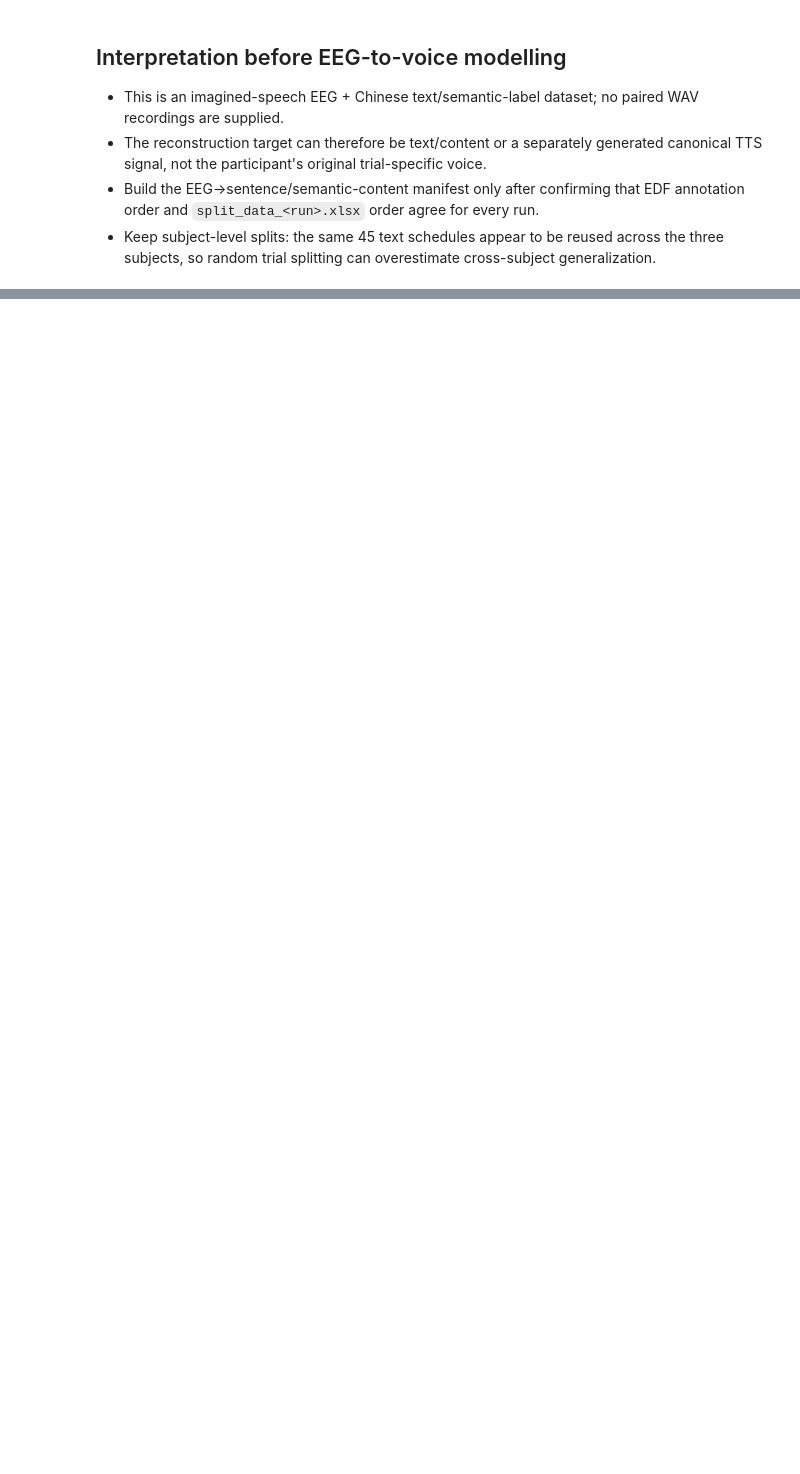
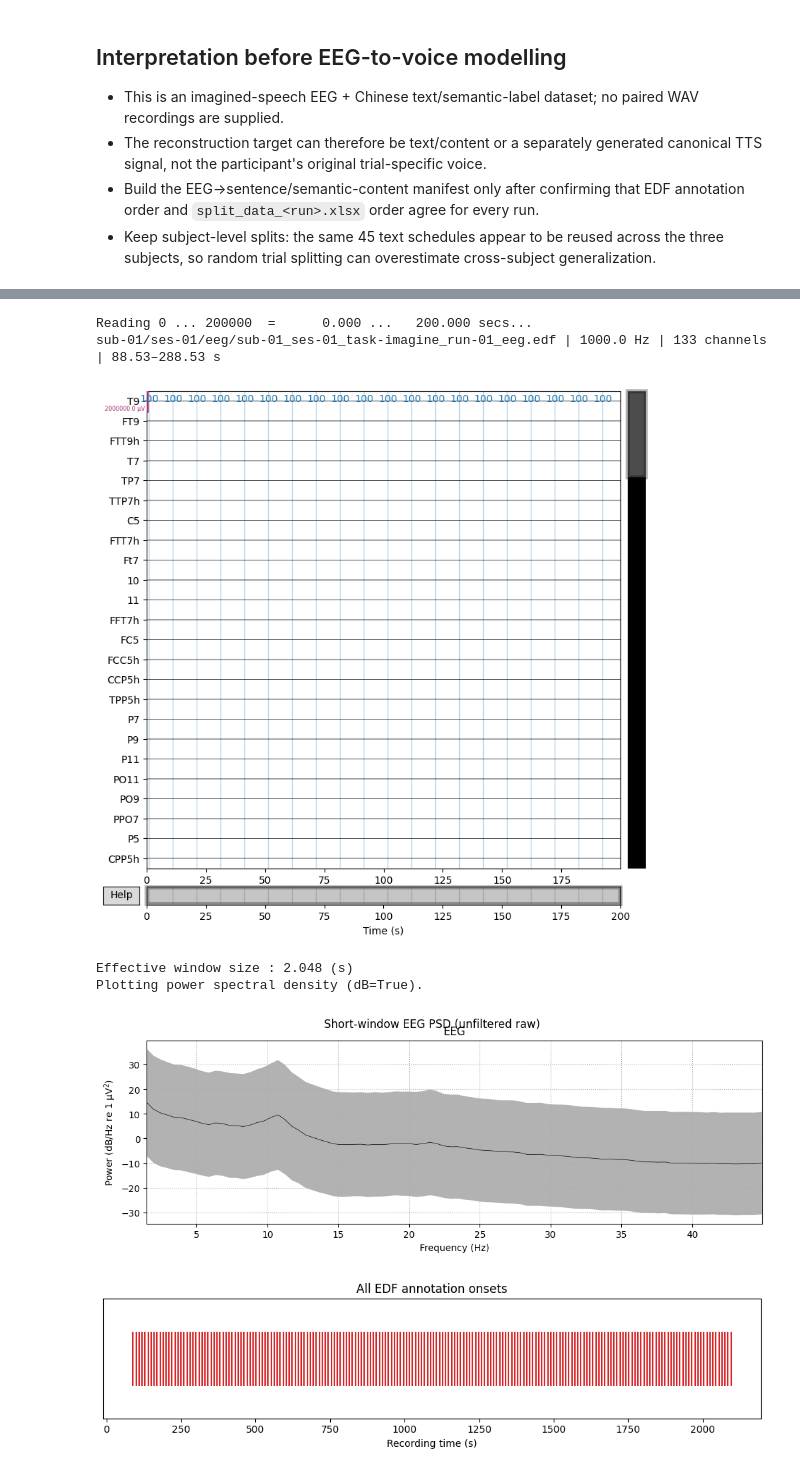
Before and after one commit to ShenXiexs/EEG-voice, a Jupyter notebook: eeg2wave_server_bundle/eeg_to_voice_chinese/notebooks/ds005170_audit.ipynb, the cells around one changed output, grey strips where cells are left out. Saved outputs shown, nothing was run; the diff lists cells and outputs as text; code cells hidden in the pictures; blank space fills up the shorter version.

Commit message:
script/data-visual

```diff
--- a/eeg2wave_server_bundle/eeg_to_voice_chinese/notebooks/ds005170_audit.ipynb
+++ b/eeg2wave_server_bundle/eeg_to_voice_chinese/notebooks/ds005170_audit.ipynb
@@ -125,9 +196,11 @@ This reads only EDF headers (`preload=False`), never the full signal. It checks
 import mne
 
 def edf_path(subject: str, run: int) -> Path:
-    matches = sorted(DATASET.glob(f'{subject}/ses-*/eeg/*run-{run:02d}_eeg.edf'))
+    # Run numbering is not consistently zero-padded (e.g. run-1 and run-045).
+    candidates = sorted(DATASET.glob(f'{subject}/ses-*/eeg/*_eeg.edf'))
+    matches = [path for path in candidates if re.search(r'run-(\d+)_eeg\.edf$', path.name) and int(re.search(r'run-(\d+)_eeg\.edf$', path.name).group(1)) == run]
     if len(matches) != 1:
-        raise RuntimeError(f'Expected one EDF for {subject} run {run}; found {len(matches)}')
+        raise RuntimeError(f'Expected one EDF for {subject} run {run}; found {len(matches)}: {matches}')
     return matches[0]
 
 header_rows = []
@@ -176,0 +261,34 @@ else:
+# %%
+import numpy as np
+import matplotlib.pyplot as plt
+import mne
+
+PLOT_SUBJECT = 'sub-01'
+PLOT_RUN = 1
+PLOT_SECONDS = 200.0
+
+plot_path = edf_path(PLOT_SUBJECT, PLOT_RUN)
+raw_plot = mne.io.read_raw_edf(plot_path, preload=False, verbose='ERROR')
+first_onset = float(raw_plot.annotations.onset[0]) if len(raw_plot.annotations) else 0.0
+tmin = max(0.0, first_onset - 1.0)
+tmax = min(tmin + PLOT_SECONDS, raw_plot.times[-1])
+window = raw_plot.copy().crop(tmin=tmin, tmax=tmax).load_data()
+
+print(f'{plot_path.relative_to(DATASET)} | {window.info["sfreq"]} Hz | {len(window.ch_names)} channels | {tmin:.2f}–{tmax:.2f} s')
+window.plot(duration=min(PLOT_SECONDS, tmax - tmin), n_channels=min(24, len(window.ch_names)), scalings='auto', show_scrollbars=True)
+
+fig_psd = window.compute_psd(fmin=1, fmax=45).plot(average=True, spatial_colors=False)
+fig_psd.suptitle('Short-window EEG PSD (unfiltered raw)', y=1.02)
+
+fig, ax = plt.subplots(figsize=(12, 2.2))
+ax.eventplot(raw_plot.annotations.onset, colors='tab:red', lineoffsets=0, linelengths=0.8)
+ax.set(xlabel='Recording time (s)', yticks=[], title='All EDF annotation onsets')
+plt.show()
+# %% [output]
+Reading 0 ... 200000  =      0.000 ...   200.000 secs...
+sub-01/ses-01/eeg/sub-01_ses-01_task-imagine_run-01_eeg.edf | 1000.0 Hz | 133 channels | 88.53–288.53 s
+[figure, added]
+Effective window size : 2.048 (s)
+Plotting power spectral density (dB=True).
+[figure, added]
+[figure, added]
```
Also changed, not shown: parts of 10 cells of this notebook, 1 other file.
